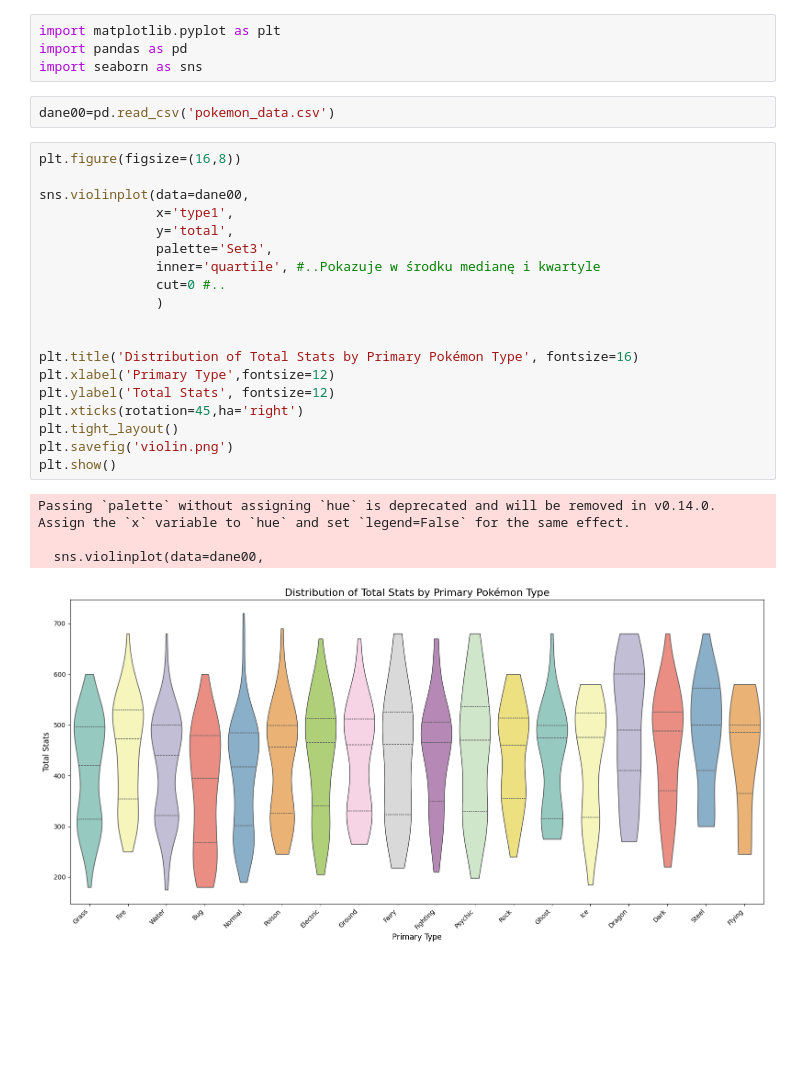
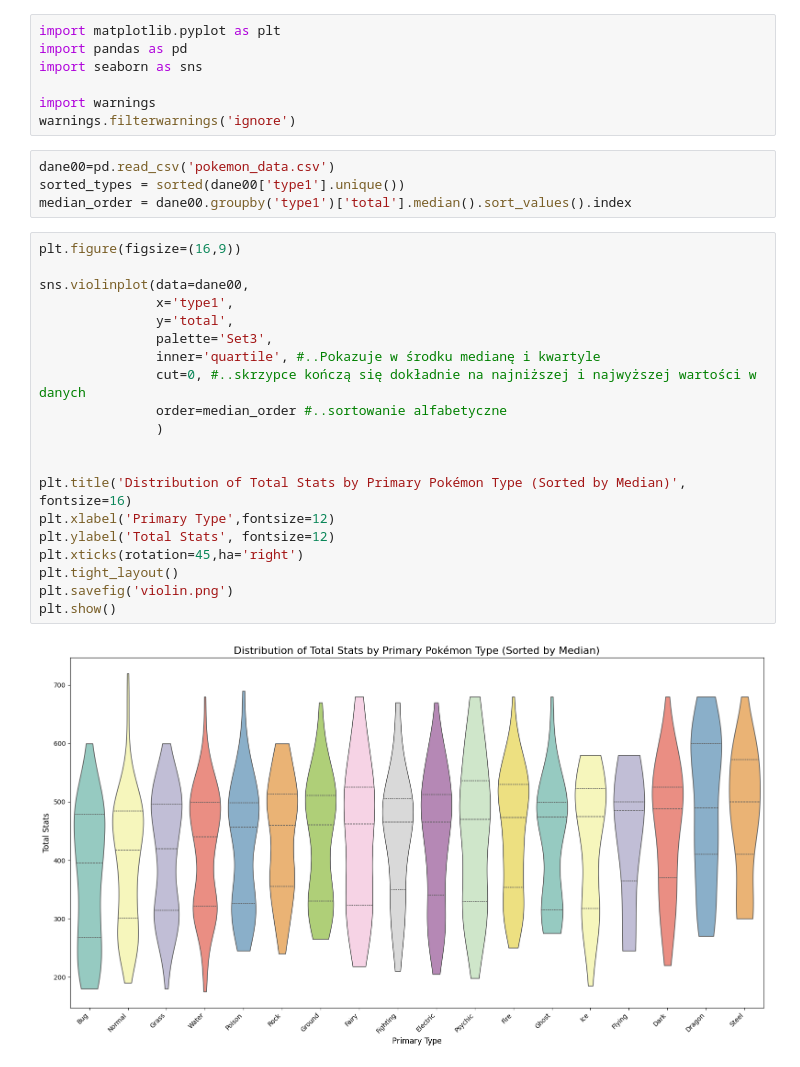
Before and after one commit to HiczHicz/PokemonFullProject, a Jupyter notebook: violin.ipynb, the cells around one changed output. Drawn from its saved outputs; the diff is of its cells as text; blank space fills up the shorter version.

Commit message:
warnings, w violin sorting

```diff
--- a/violin.ipynb
+++ b/violin.ipynb
@@ -2,29 +2,32 @@
 import matplotlib.pyplot as plt
 import pandas as pd
 import seaborn as sns
+
+import warnings
+warnings.filterwarnings('ignore')
 # %%
 dane00=pd.read_csv('pokemon_data.csv')
+sorted_types = sorted(dane00['type1'].unique())
+median_order = dane00.groupby('type1')['total'].median().sort_values().index
 # %%
-plt.figure(figsize=(16,8))
+plt.figure(figsize=(16,9))
 
 sns.violinplot(data=dane00,
                x='type1',
                y='total',
                palette='Set3',
                inner='quartile', #..Pokazuje w środku medianę i kwartyle
-               cut=0 #..
+               cut=0, #..skrzypce kończą się dokładnie na najniższej i najwyższej wartości w danych
+               order=median_order #..sortowanie alfabetyczne
                )
 
 
-plt.title('Distribution of Total Stats by Primary Pokémon Type', fontsize=16)
+plt.title('Distribution of Total Stats by Primary Pokémon Type (Sorted by Median)', fontsize=16)
 plt.xlabel('Primary Type',fontsize=12)
 plt.ylabel('Total Stats', fontsize=12)
 plt.xticks(rotation=45,ha='right')
 plt.tight_layout()
 plt.savefig('violin.png')
 plt.show()
 # %% [output]
-Passing `palette` without assigning `hue` is deprecated and will be removed in v0.14.0. Assign the `x` variable to `hue` and set `legend=False` for the same effect.
-
-  sns.violinplot(data=dane00,
-[figure, old version]
+[figure, new version]
```
Also changed, not shown: 4 other files.
